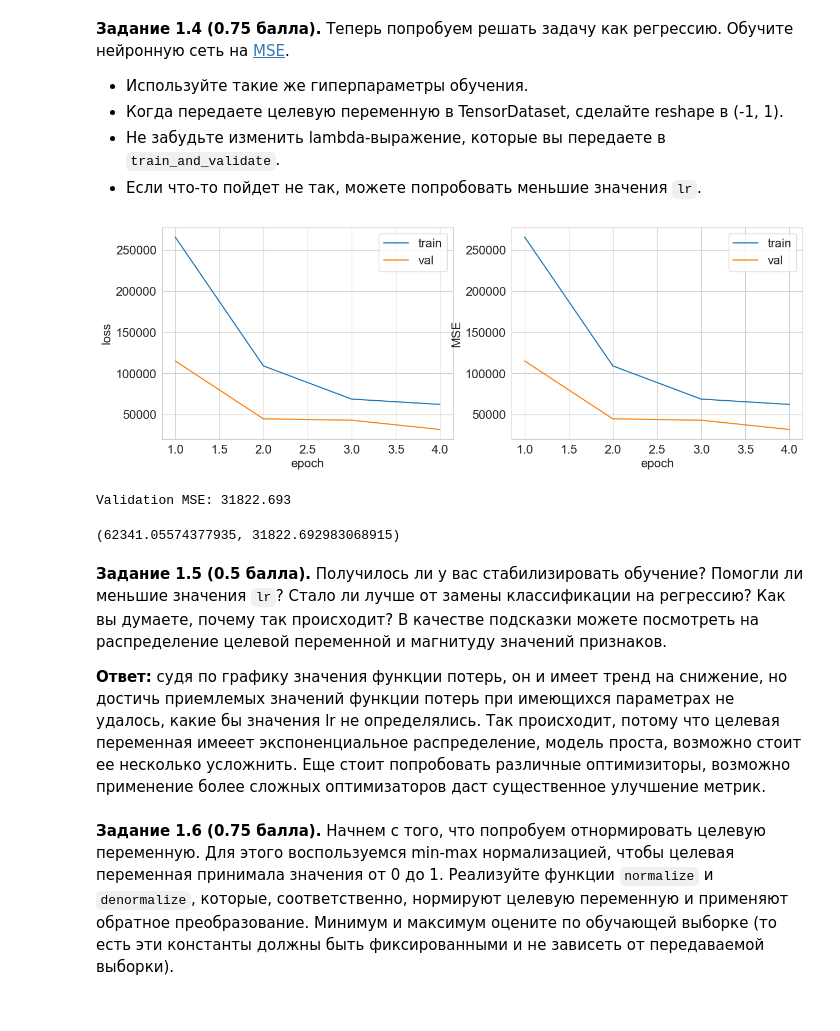
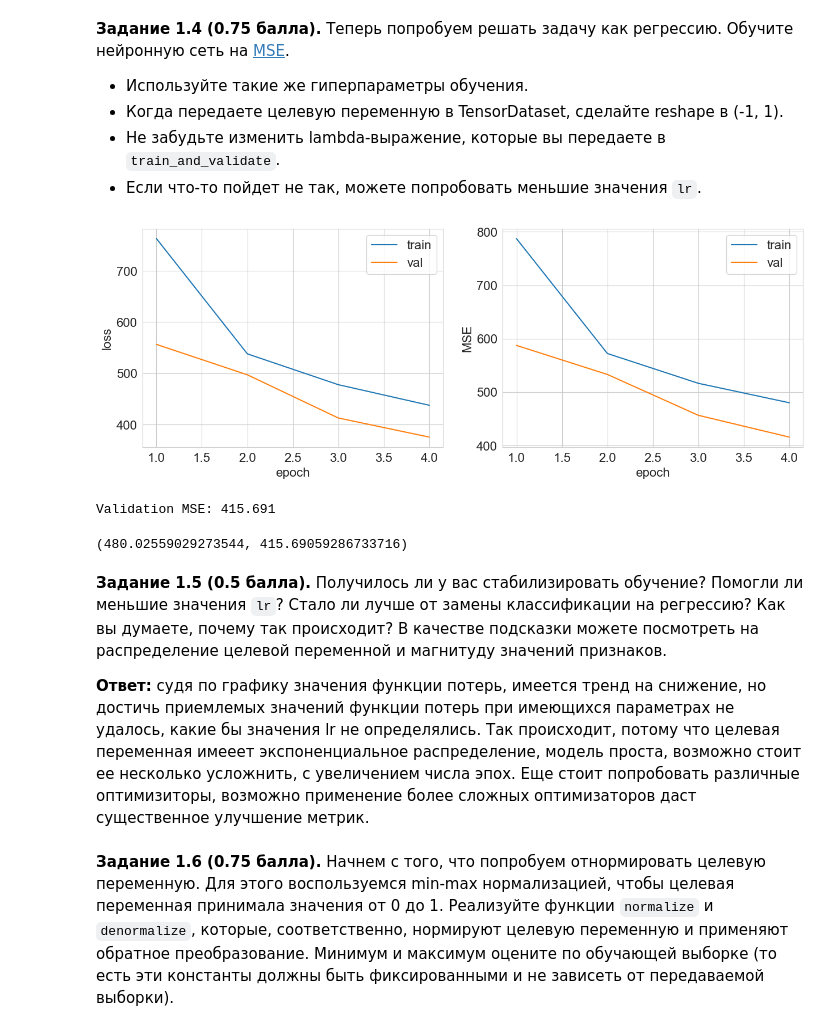
Before and after one commit to IYuminov/intro-to-dl-hse, a Jupyter notebook: homeworks-small/shw-01-mlp-light.ipynb, the cells around one changed output. Cells and saved outputs as stored; diff of their text form; code cells hidden in the pictures.

```diff
--- a/homeworks-small/shw-01-mlp-light.ipynb
+++ b/homeworks-small/shw-01-mlp-light.ipynb
@@ -197,10 +197,7 @@ def train_and_validate(model, optimizer, criterion, metric, train_loader, val_lo
 
             optimizer.zero_grad()
             predictions = model(X_batch)
-            loss = criterion(
-                predictions,
-                y_batch
-                )
+            loss = criterion(predictions, y_batch)
 
             loss.backward()
             optimizer.step()
@@ -238,6 +235,7 @@ def train_and_validate(model, optimizer, criterion, metric, train_loader, val_lo
                 loss = criterion(predictions, y_batch)
 
                 metric_value = metric(predictions, y_batch)
+
                 if type(metric_value) == torch.Tensor:
                     metric_value = metric_value.item()
                 running_loss += loss.item() * X_batch.shape[0]
@@ -309,8 +306,9 @@ class Net(nn.Module):
 device = torch.device('cuda:0' if torch.cuda.is_available() else 'cpu')
 
 net = Net().to(device)
+optimizer = torch.optim.SGD(net.parameters(), lr=1e-2)
 criterion = nn.CrossEntropyLoss()
-optimizer = torch.optim.SGD(net.parameters(), lr=1e-2, momentum=0.9)
+metric = lambda y_pred, y_true: torch.mean((torch.argmax(y_pred, dim= 1).float() - y_true) ** 2)
 
 summary(net, torch.zeros([1, 90]))
 # %% [output]
@@ -326,6 +324,5 @@ Trainable params: 23,258
 Non-trainable params: 0
 -----------------------------------------------------------------------
 # %%
-# train_and_validate(model, optimizer, criterion, metric, train_loader, val_loader, num_epochs, device, verbose=True)
-train_and_validate(net, optimizer, criterion, criterion, train_loader, val_loader, 4, device, verbose= True)
+train_and_validate(net, optimizer, criterion, metric, train_loader, val_loader, 4, device, verbose= True)
 # %% [output]
@@ -347,54 +344,53 @@ Validation MSE: 3.445
 # YOUR CODE HERE (－.－)...zzzZZZzzzZZZ
 # train data
 tensor_X_train = torch.from_numpy(X_train).float() # перевожу numpy массив в torch tensor с float32
-tensor_Y_train = torch.from_numpy(y_train).float()
+tensor_Y_train = torch.from_numpy(y_train - y_train.min()).float()
 
 train_tensor_dataset = TensorDataset(
     tensor_X_train,
     tensor_Y_train.reshape(-1, 1)
     )
 
 train_loader = DataLoader(train_tensor_dataset, batch_size= 64, shuffle=True, num_workers= 4, drop_last= True)
 
 # validate data
 tensor_X_val = torch.from_numpy(X_val).float()
-tensor_Y_val = torch.from_numpy(y_val).float()
+tensor_Y_val = torch.from_numpy(y_val - y_train.min()).float()
 
 val_tensor_dataset = TensorDataset(
     tensor_X_val,
     tensor_Y_val.reshape(-1, 1)
     )
 
 val_loader = DataLoader(val_tensor_dataset, batch_size= 64, shuffle= False, num_workers= 4, drop_last= True)
 
 
 class Net(nn.Module):
     def __init__(self, num_hidden= 128):
         super().__init__()
         self.net = nn.Sequential(
             nn.Linear(90, num_hidden),
             nn.ReLU(),
             nn.Linear(num_hidden, 1)
         )
 
     def forward(self, x):
         return self.net(x)
 
-device = torch.device('cuda:0' if torch.cuda.is_available() else 'cpu')
+net = Net().to(device)
+optimizer = torch.optim.SGD(net.parameters(), lr=1e-7)
+criterion = nn.MSELoss()
+metric = lambda y_pred, y_true: torch.mean((y_pred[:, 0] - y_true) ** 2)
 
-net = Net().to(device)
-criterion = nn.MSELoss()
-optimizer = torch.optim.SGD(net.parameters(), lr=1e-8, momentum= 0.9)
-
-train_and_validate(net, optimizer, criterion, criterion, train_loader, val_loader, 4, device, verbose=True)
+train_and_validate(net, optimizer, criterion, metric, train_loader, val_loader, 4, device, verbose=True)
 # %% [output]
-[figure, old version]
+[figure, new version]
-Validation MSE: 31822.693
+Validation MSE: 415.691
-(62341.05574377935, 31822.692983068915)
+(480.02559029273544, 415.69059286733716)
 # %% [markdown]
 **Задание 1.5 (0.5 балла).** Получилось ли у вас стабилизировать обучение? Помогли ли меньшие значения `lr`? Стало ли лучше от замены классификации на регрессию? Как вы думаете, почему так происходит? В качестве подсказки можете посмотреть на распределение целевой переменной и магнитуду значений признаков.
 
-**Ответ:** судя по графику значения функции потерь, он и имеет тренд на снижение, но достичь приемлемых значений функции потерь при имеющихся параметрах не удалось, какие бы значения lr не определялись. Так происходит, потому что целевая переменная имееет экспоненциальное распределение, модель проста, возможно стоит ее несколько усложнить. Еще стоит попробовать различные оптимизиторы, возможно применение более сложных оптимизаторов даст существенное улучшение метрик.
+**Ответ:** судя по графику значения функции потерь, имеется тренд на снижение, но достичь приемлемых значений функции потерь при имеющихся параметрах не удалось, какие бы значения lr не определялись. Так происходит, потому что целевая переменная имееет экспоненциальное распределение, модель проста, возможно стоит ее несколько усложнить, с увеличением числа эпох. Еще стоит попробовать различные оптимизиторы, возможно применение более сложных оптимизаторов даст существенное улучшение метрик.
 # %% [markdown]
 **Задание 1.6 (0.75 балла).** Начнем с того, что попробуем отнормировать целевую переменную. Для этого воспользуемся min-max нормализацией, чтобы целевая переменная принимала значения от 0 до 1. Реализуйте функции `normalize` и `denormalize`, которые, соответственно, нормируют целевую переменную и применяют обратное преобразование. Минимум и максимум оцените по обучающей выборке (то есть эти константы должны быть фиксированными и не зависеть от передаваемой выборки).
 # %%
```
Also changed, not shown: parts of 17 cells of this notebook.
